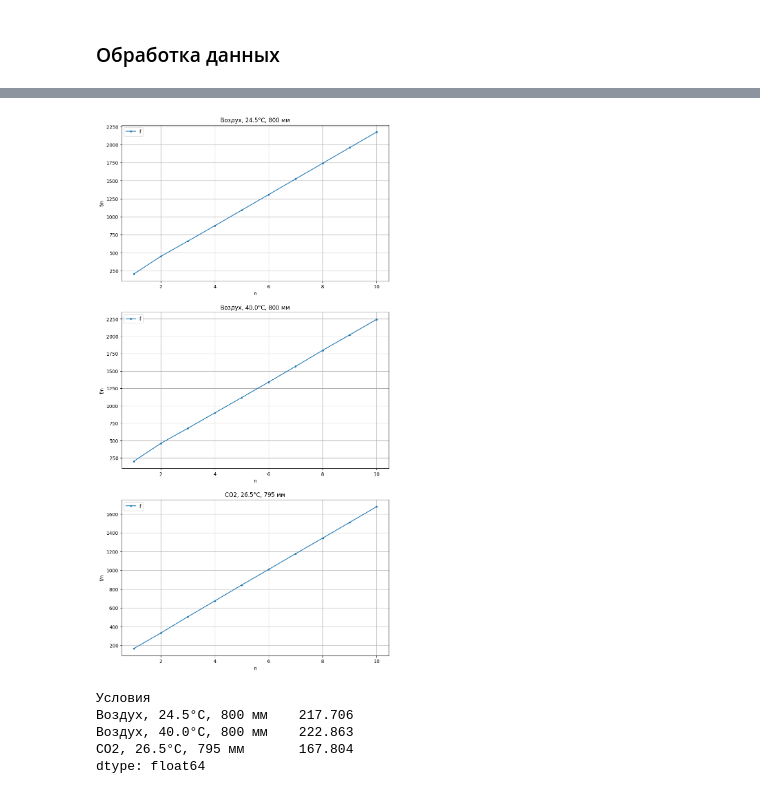
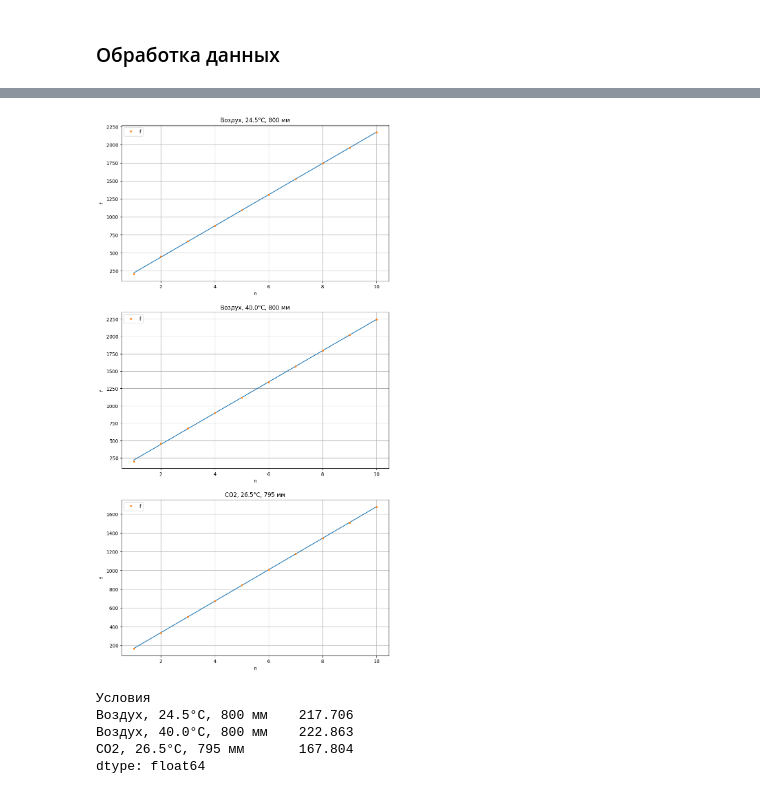
Before and after one commit to vasvadim/mipt_labs_2sem, a Jupyter notebook: 2.1.3/main.ipynb, the cells around one changed output, grey strips where cells are left out. Drawn from its saved outputs; the diff is of its cells as text; code cells hidden in the pictures.

```diff
--- a/2.1.3/main.ipynb
+++ b/2.1.3/main.ipynb
@@ -98,15 +98,23 @@ dF
 # %%
 fig, axs = plt.subplots(3,1, figsize=((10,20)))
 for ax in axs:
-    ax.set_ylabel("f/n")
+    ax.set_ylabel("f")
     ax.set_xlabel("n")
 
-hF.plot(ax=axs[0], use_index=True, y="f", grid=True, style=".-", title="Воздух, 24.5°C, 800 мм")
-tF.plot(ax=axs[1], use_index=True, y="f", grid=True, style=".-", title="Воздух, 40.0°C, 800 мм")
-cF.plot(ax=axs[2], use_index=True, y="f", grid=True, style=".-", title="CO2, 26.5°C, 795 мм")
+k = []
+for frame in enumerate([hF,tF,cF]):
+    a = np.polyfit(x=np.arange(1,11), y=frame[1]["f"], deg=1)
+    k.append(a[0].round(2))
+    f_a = np.poly1d(a)
+    axs[frame[0]].plot(np.arange(1,11), f_a(np.arange(1,11)))
+
+
+hF.plot(ax=axs[0], use_index=True, y="f", grid=True, style=".", title="Воздух, 24.5°C, 800 мм")
+tF.plot(ax=axs[1], use_index=True, y="f", grid=True, style=".", title="Воздух, 40.0°C, 800 мм")
+cF.plot(ax=axs[2], use_index=True, y="f", grid=True, style=".", title="CO2, 26.5°C, 795 мм")
 plt.show()
 # %% [output]
-[figure, old version]
+[figure, new version]
 # %%
 mean_series = (dF.xs("f/n",level="Параметры", axis=1)).mean()
 # %%
```
Also changed, not shown: parts of 6 cells of this notebook.
